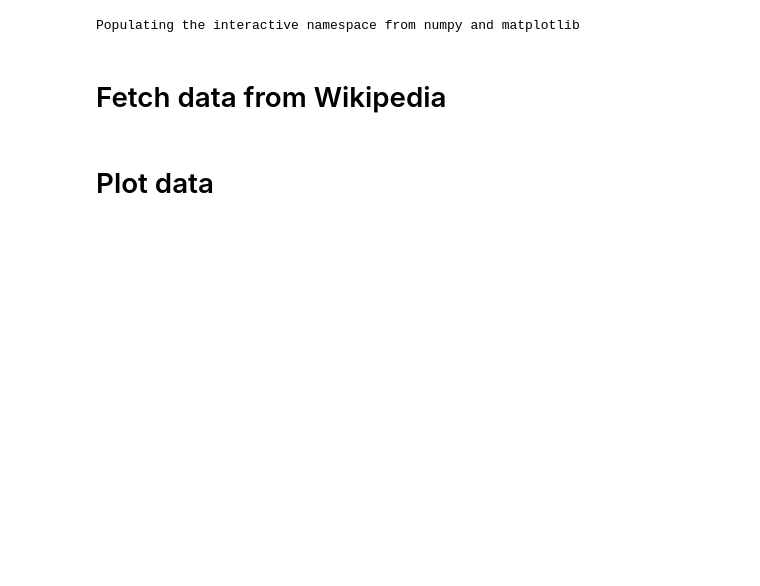
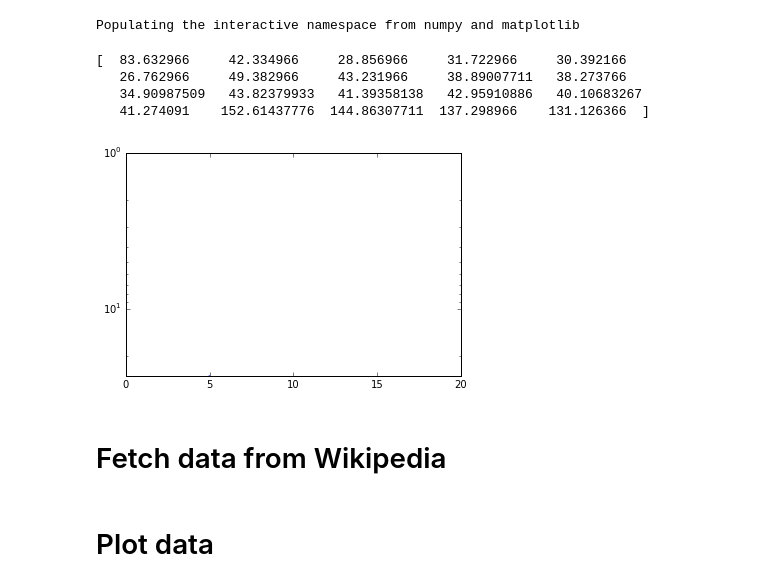
Before and after one commit to c-martinez/BeyondTheBook, a Jupyter notebook: Build empirical distribution.ipynb, the cells around one changed output. Cells and saved outputs as stored; diff of their text form; code cells hidden in the pictures; blank space fills up the shorter version.

```diff
--- a/Build empirical distribution.ipynb
+++ b/Build empirical distribution.ipynb
@@ -63,15 +63,16 @@ def fetchContributions(titles):
         dictionary of title: contribution percentages
     '''
     # TODO: Maybe make into a generator ?
-    cumEdPct = []
+    cumEdCount = []
     for pageTitle in titles:
         ips, usrs, nrevs = wq.getContributionsForPage(wikiEN, pageTitle)
         revCount, conf, nIP, nUsr, nBot, nUnkn = btbtools.prepareData(ips, usrs, bots)
 
-        cmpEdits = btbtools.compareEdits(expEdPct, revCount)
-        actEdPct = unpackContributions(cmpEdits)
-        cumEdPct.append((pageTitle, actEdPct))
-    return cumEdPct
+        #cmpEdits = btbtools.compareEdits(expEdPct, revCount)
+        #actEdPct = unpackContributions(cmpEdits)
+        #cumEdPct.append((pageTitle, actEdPct))
+        cumEdCount.append((pageTitle, revCount))
+    return cumEdCount
 # %%
 def getContributionSummary(pageContribs):
     # Normalization factor:
@@ -94,6 +95,21 @@ def getEditError(globalContribs):
         editDiff.append(ac-ex)
     editDiff = np.array(editDiff)
     return (editDiff**2).sum()
+# %%
+titles = randomTitles(wikiEN, 20)
+pageContribs = fetchContributions(titles)
+# %%
+plotContribError(pageContribs)
+#figure()
+#plotHistogramContributions(pageContribs)
+#buildAnimation(pageContribs, 'PageContribsRandom1000B.gif', duration=20)
+#Image(url='PageContribsRandom1000B.gif')
+# %% [output]
+[  83.632966     42.334966     28.856966     31.722966     30.392166
+   26.762966     49.382966     43.231966     38.89007711   38.273766
+   34.90987509   43.82379933   41.39358138   42.95910886   40.10683267
+   41.274091    152.61437776  144.86307711  137.298966    131.126366  ]
+[figure, added]
 # %% [markdown]
 # Fetch data from Wikipedia
 # %%
```
Also changed, not shown: parts of 35 cells of this notebook.
